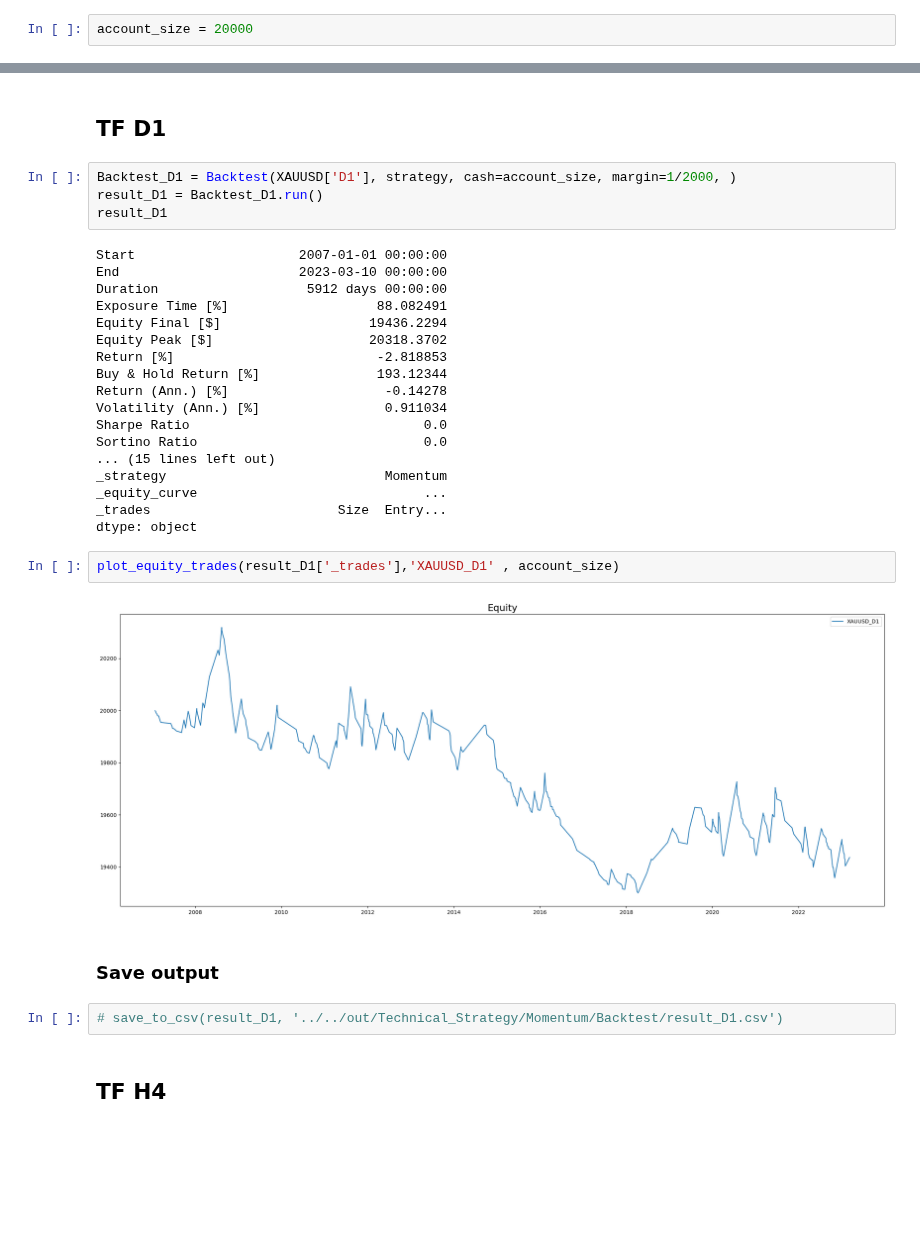
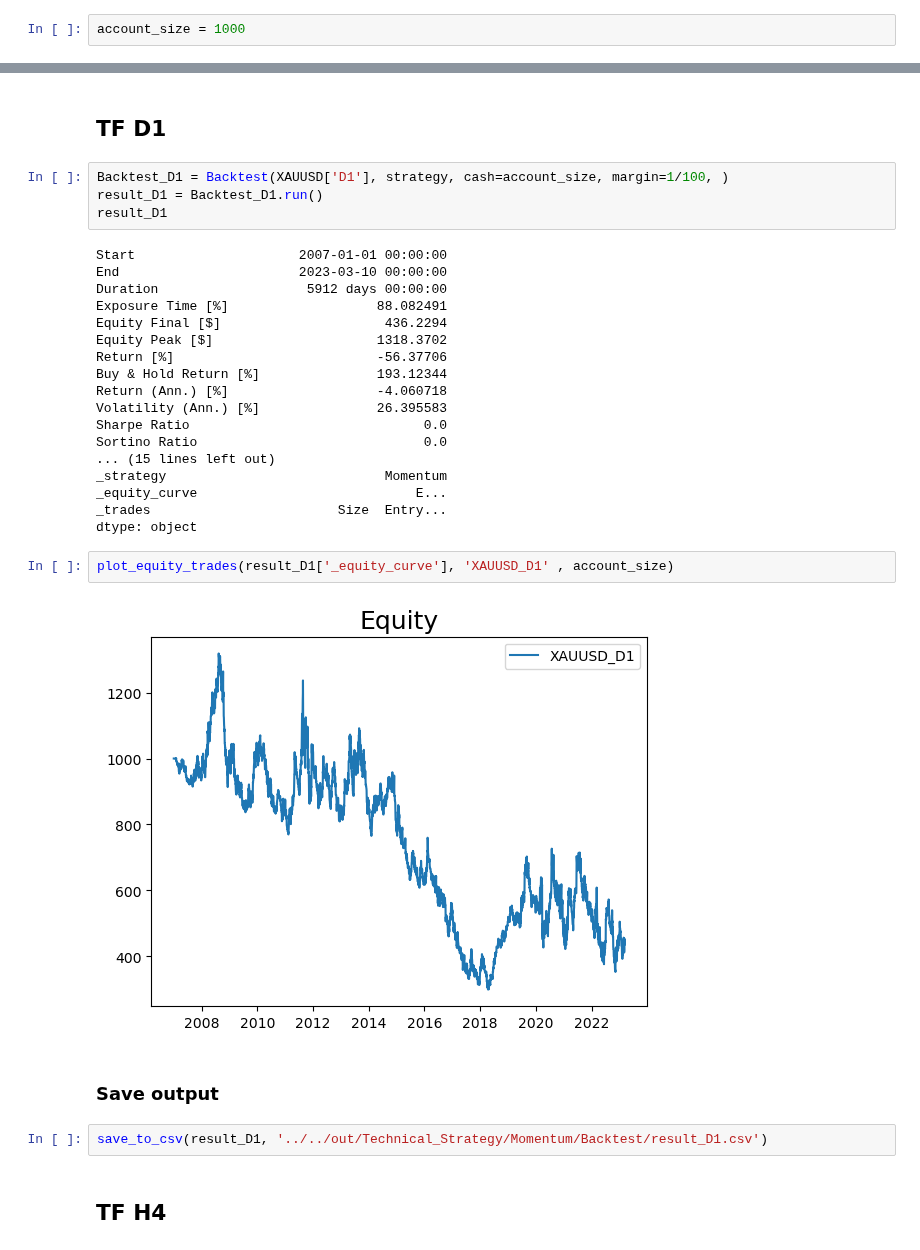
Before and after one commit to Kittipong91/XAUUSD_algorithmic_trading, a Jupyter notebook: Technical_Strategy/Strategy+8+-+Momentum/Strategy 8 - Momentum - Backtesting.ipynb, the cells around one changed output, grey strips where cells are left out. Saved outputs shown, nothing was run; the diff lists cells and outputs as text; blank space fills up the shorter version.

Commit message:
fix momentum

```diff
--- a/Technical_Strategy/Strategy+8+-+Momentum/Strategy 8 - Momentum - Backtesting.ipynb
+++ b/Technical_Strategy/Strategy+8+-+Momentum/Strategy 8 - Momentum - Backtesting.ipynb
@@ -37,13 +37,13 @@ memory usage: 236.4 KB
 # %%
 strategy = Momentum
 # %%
-account_size = 20000
+account_size = 1000
 # %% [markdown]
 # Backtest each time frame
 # %% [markdown]
 ## TF D1
 # %%
-Backtest_D1 = Backtest(XAUUSD['D1'], strategy, cash=account_size, margin=1/2000, )
+Backtest_D1 = Backtest(XAUUSD['D1'], strategy, cash=account_size, margin=1/100, )
 result_D1 = Backtest_D1.run()
 result_D1
 # %% [output]
@@ -51,27 +51,27 @@ Start                     2007-01-01 00:00:00
 End                       2023-03-10 00:00:00
 Duration                   5912 days 00:00:00
 Exposure Time [%]                   88.082491
-Equity Final [$]                   19436.2294
-Equity Peak [$]                    20318.3702
-Return [%]                          -2.818853
+Equity Final [$]                     436.2294
+Equity Peak [$]                     1318.3702
+Return [%]                          -56.37706
 Buy & Hold Return [%]               193.12344
-Return (Ann.) [%]                    -0.14278
-Volatility (Ann.) [%]                0.911034
+Return (Ann.) [%]                   -4.060718
+Volatility (Ann.) [%]               26.395583
 Sharpe Ratio                              0.0
 Sortino Ratio                             0.0
 ... (15 lines left out)
 _strategy                            Momentum
-_equity_curve                             ...
+_equity_curve                            E...
 _trades                        Size  Entry...
 dtype: object
 # %%
-plot_equity_trades(result_D1['_trades'],'XAUUSD_D1' , account_size)
+plot_equity_trades(result_D1['_equity_curve'], 'XAUUSD_D1' , account_size)
 # %% [output]
-[figure, old version]
+[figure, new version]
 # %% [markdown]
 ### Save output
 # %%
-# save_to_csv(result_D1, '../../out/Technical_Strategy/Momentum/Backtest/result_D1.csv')
+save_to_csv(result_D1, '../../out/Technical_Strategy/Momentum/Backtest/result_D1.csv')
 # %% [markdown]
 ## TF H4
 # %%
```
Also changed, not shown: parts of 3 cells of this notebook, 2 other files.
